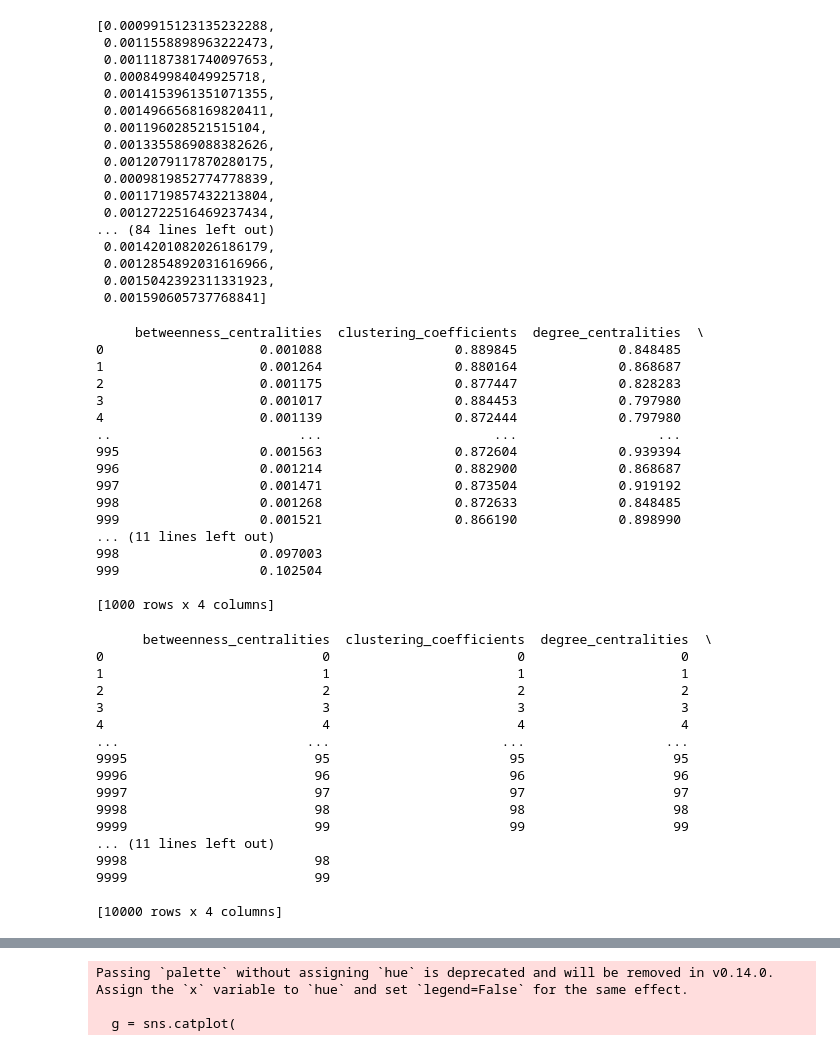
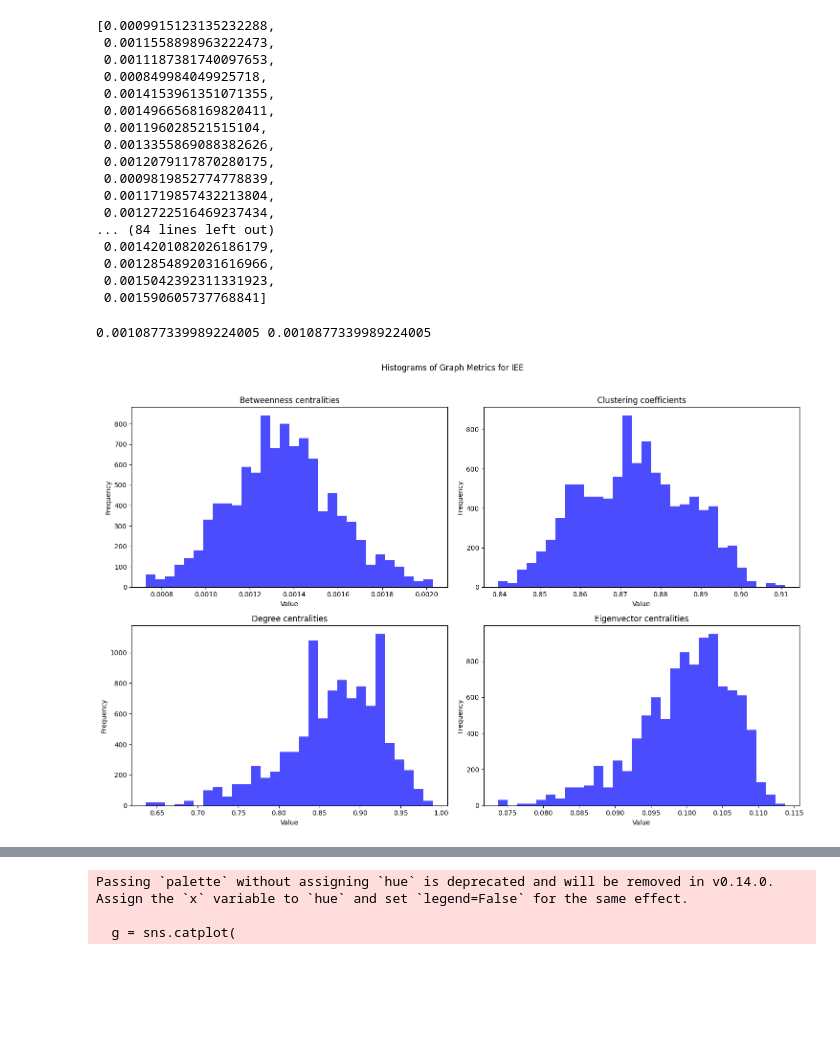
Before and after one commit to mina94az/fMRIPrep_MCA, a Jupyter notebook: Notebook/Graph_measures.ipynb, the cells around one changed output, grey strips where cells are left out. Saved outputs shown, nothing was run; the diff lists cells and outputs as text; code cells hidden in the pictures; blank space fills up the shorter version.

Commit message:
update Graph_measure for plots

```diff
--- a/Notebook/Graph_measures.ipynb
+++ b/Notebook/Graph_measures.ipynb
@@ -293,7 +297,8 @@ for sub, iter in subdict_ses1.items():
         'std_degree': [],
         'std_betweeness': [],
         'std_eigen': [],
-        'std_clusteringCoefficient': []
+        'std_clusteringCoefficient': [],
+        'std_shortest_path_lengths':[]
                                           }
     for item , val in iter.items():
         if "iter" in item:
@@ -524,6 +705,7 @@ cumulative_metric_values_IEEE = {
     'eigenvector_centralities': []
 }
 for sub, metric in IEEE_metric.items():
+    for iter in range (1,11):
                         # Accumulate values for each metric
             cumulative_metric_values_IEEE['betweenness_centralities'].extend(
                 list(metric['graph_metrics']['betweenness_centralities'].values())
@@ -541,52 +723,31 @@ for sub, metric in IEEE_metric.items():
 df_IEEE = pd.DataFrame(cumulative_metric_values_IEEE)
 
 # Print the DataFrame
-print(df_IEEE)
+df_IEEE
 
 # Save the DataFrame to a CSV file
 df.to_csv('/home/mina94/scratch/fixSeed_threads/cumulative_metrics_IEEE.csv', index=False)
+print (df_IEEE['betweenness_centralities'].iloc[0], df_IEEE['betweenness_centralities'].iloc[100] )
 # %% [output]
-     betweenness_centralities  clustering_coefficients  degree_centralities  \
-0                    0.001088                 0.889845             0.848485
-1                    0.001264                 0.880164             0.868687
-2                    0.001175                 0.877447             0.828283
-3                    0.001017                 0.884453             0.797980
-4                    0.001139                 0.872444             0.797980
-..                        ...                      ...                  ...
-995                  0.001563                 0.872604             0.939394
-996                  0.001214                 0.882900             0.868687
-997                  0.001471                 0.873504             0.919192
-998                  0.001268                 0.872633             0.848485
-999                  0.001521                 0.866190             0.898990
-... (11 lines left out)
-998                  0.097003
-999                  0.102504
-
-[1000 rows x 4 columns]
+0.0010877339989224005 0.0010877339989224005
-# %%
-
-df = pd.DataFrame(cumulative_metric_values)
-
-# Print the DataFrame
-print(df)
-
-# Save the DataFrame to a CSV file
-df.to_csv('/home/mina94/scratch/fixSeed_threads/cumulative_metrics.csv', index=False)
-# %% [output]
-      betweenness_centralities  clustering_coefficients  degree_centralities  \
-0                            0                        0                    0
-1                            1                        1                    1
-2                            2                        2                    2
-3                            3                        3                    3
-4                            4                        4                    4
-...                        ...                      ...                  ...
-9995                        95                       95                   95
-9996                        96                       96                   96
-9997                        97                       97                   97
-9998                        98                       98                   98
-9999                        99                       99                   99
-... (11 lines left out)
-9998                        98
-9999                        99
-
-[10000 rows x 4 columns]
+# %%
+# Plot histograms for each metric
+fig, axes = plt.subplots(nrows=2, ncols=2, figsize=(15, 10))
+fig.suptitle('Histograms of Graph Metrics for IEE')
+
+# Define the metrics and their positions in the subplot
+metrics = ['betweenness_centralities', 'clustering_coefficients', 'degree_centralities', 'eigenvector_centralities']
+positions = [(0, 0), (0, 1), (1, 0), (1, 1)]
+
+# Iterate over the metrics and plot each histogram
+for metric, pos in zip(metrics, positions):
+    axes[pos[0], pos[1]].hist(cumulative_metric_values_IEEE[metric], bins=30, alpha=0.7, color='blue')
+    axes[pos[0], pos[1]].set_title(metric.replace('_', ' ').capitalize())
+    axes[pos[0], pos[1]].set_xlabel('Value')
+    axes[pos[0], pos[1]].set_ylabel('Frequency')
+
+# Adjust layout
+plt.tight_layout(rect=[0, 0, 1, 0.96])
+plt.show()
+# %% [output]
+[figure, added]
```
Also changed, not shown: parts of 12 cells of this notebook.
